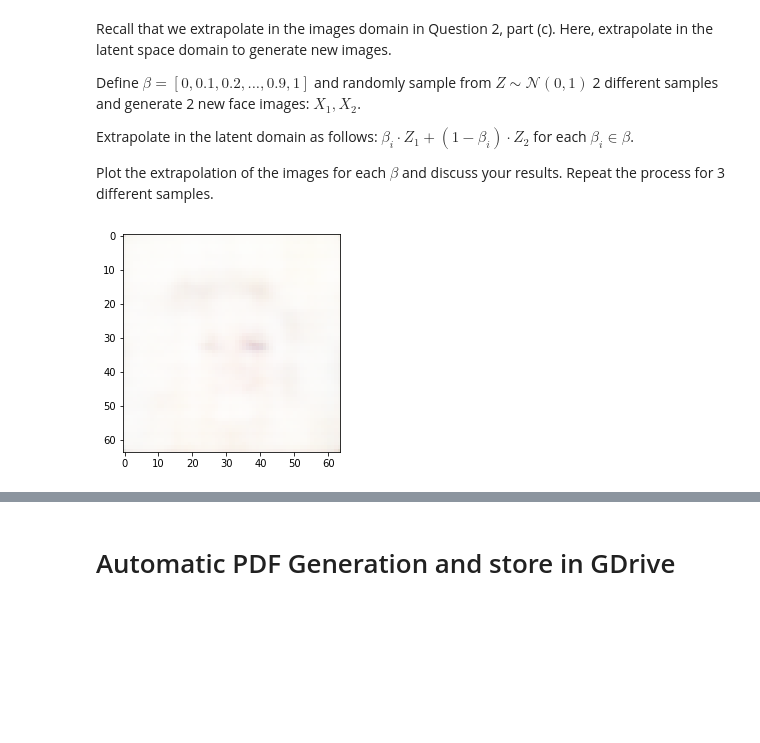
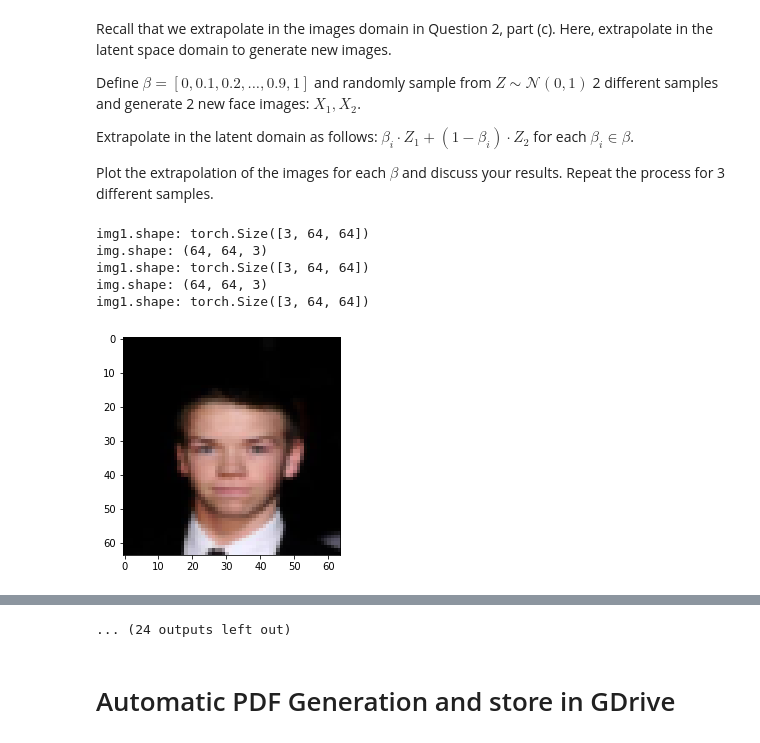
Before and after one commit to alexfok/IntroDeepLearning2022, a Jupyter notebook: Assignment4_work.ipynb, the cells around one changed output, grey strips where cells are left out. Drawn from its saved outputs; the diff is of its cells as text; code cells hidden in the pictures; blank space fills up the shorter version.

```diff
--- a/Assignment4_work.ipynb
+++ b/Assignment4_work.ipynb
@@ -1350,20 +1176,28 @@ def generate_faces(model, grid_size, latent):
     #insert the random noise to the decoder to create new samples.
     sample = model.decode(z)
     print(f'sample.shape: {sample.shape}')
+
     new_face_list = []
-
     j=0
     while j < grid_size:
         new_face_list.append(sample[j])
         j+=1
 
-    display_images(sample, X=5)
+#    display_images(sample, X=5)
 
-#    grid = make_grid(new_face_list)
-#    print(f'grid.shape: {grid.shape}')
-#    show(grid.cpu())
+    grid = make_grid(new_face_list)
+    print(f'grid.shape: {grid.shape}')
+    grid = grid.cpu()
+    grid = grid.numpy().transpose((1, 2, 0))
+    print(f'grid.shape: {grid.shape}')
+    plt.imshow(grid)
+
+# Load model from GDrive if not trained
+if (model_path is not None):
+    print(f'Load model2 from GDrive')
+    model_2.load_state_dict(torch.load(model_path))
 
 #latent2 = 200
-generate_faces(model_2, grid_size=1, latent = latent2)
+#generate_faces(model_2, grid_size=16, latent = latent2)
 # %% [output]
 sample.shape: torch.Size([50, 3, 64, 64])
@@ -1430,39 +1255,65 @@ Extrapolate in the latent domain as follows: $\beta_i\cdot Z_1 + (1-\beta_i)\cdo
 Plot the extrapolation of the images for each $\beta$ and discuss your results.
 Repeat the process for 3 different samples.
 # %%
-# TODO: img2 and loop on beta array
 # YOUR CODE GOES HERE
 beta = 0.5
 β=[0,0.1,0.2,0.3,0.4,0.5,0.6,0.7,0.8,0.9,1]
 idx = 3
 idx = torch.randint(len(β), size=(1,)).item()
 
 # Get image and latent
 def get_img_latent():
   # Sample random image
   sample_idx = torch.randint(len(training_data), size=(1,)).item()
   img1, _ = training_data[sample_idx]
+  print(f'img1.shape: {img1.shape}')
+
+  img = img1.numpy().transpose((1, 2, 0))
+  print(f'img.shape: {img.shape}')
+  plt.figure(clear=True)
+  plt.imshow(img)
+
   # add batch dimension
   imgs1 = torch.unsqueeze(img1, dim=0)
   imgs1[0]=1
   # Encode the image
   mu, logvar = model_2.encode(imgs1.cuda())
   # reparametrize to get latent
   latent1 = model_2.reparametrize(mu, logvar)
   return img1, latent1
 
 img1, latent1 = get_img_latent()
 img2, latent2 = get_img_latent()
+print(f'img1.shape: {img1.shape}')
+imgs = []
+imgs.append(img1)
+imgs.append(img2)
 
 # extrapolate two latents
 for beta in β:
   latent11 = beta*latent1 + (1-beta)*latent2
   # Reconstruct image from latent
+  x_rec1 = model_2.decode(latent1)
+  x_rec2 = model_2.decode(latent2)
   x_rec = model_2.decode(latent11)
-  # show image
+  # show images
+  img = x_rec1.cpu().detach().numpy()
+  img = img[0].transpose((1, 2, 0))
+  plt.figure()
+  plt.imshow(img)
+  img = x_rec2.cpu().detach().numpy()
+  img = img[0].transpose((1, 2, 0))
+  plt.figure()
+  plt.imshow(img)
+
   img = x_rec.cpu().detach().numpy()
   img = img[0].transpose((1, 2, 0))
   plt.figure(clear=True)
   plt.imshow(img)
 # %% [output]
+img1.shape: torch.Size([3, 64, 64])
+img.shape: (64, 64, 3)
+img1.shape: torch.Size([3, 64, 64])
+img.shape: (64, 64, 3)
+img1.shape: torch.Size([3, 64, 64])
-[figure, old version]
+[figure, new version]
@@ -1479,3 +1330,4 @@ for beta in β:
+... (24 outputs left out)
 # %% [markdown]
 # Automatic PDF Generation and store in GDrive
 # %%
```
Also changed, not shown: parts of 42 cells of this notebook.
